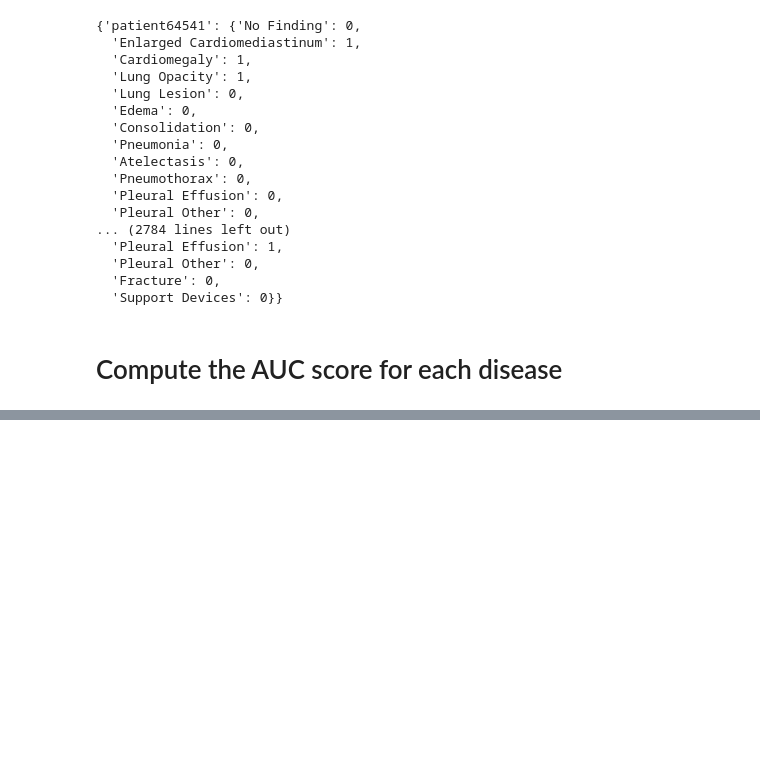
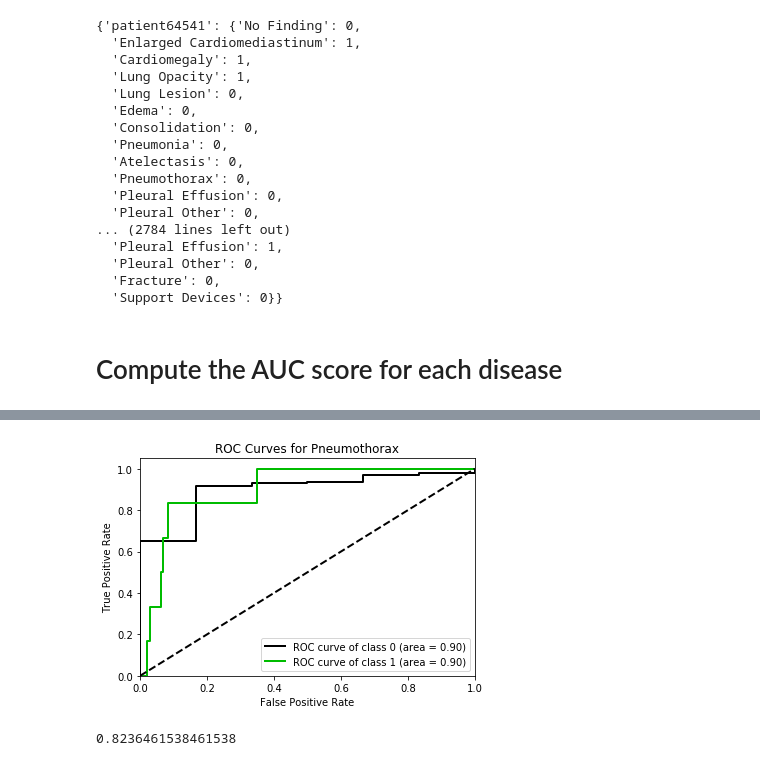
Before and after one commit to wll199566/CheXpert, a Jupyter notebook: Evaluation_for_each_patient_with_largest_probability.ipynb, the cells around one changed output, grey strips where cells are left out. Cells and saved outputs as stored; diff of their text form; code cells hidden in the pictures; blank space fills up the shorter version.

```diff
--- a/Evaluation_for_each_patient_with_largest_probability.ipynb
+++ b/Evaluation_for_each_patient_with_largest_probability.ipynb
@@ -488,0 +482,5 @@ valid_set_en_card.loc[valid_set_ori["Frontal/Lateral"]=="Lateral"].groupby("Supp
+# %%
+predictive_positive_prob = np.array(all_patients_prob_lists[drawing_disease])[..., None]
+true_labels = np.array(all_patients_correct_label_lists[drawing_disease])
+# %%
+predictive_prob = np.concatenate((1-predictive_positive_prob,predictive_positive_prob),axis=1)
@@ -488,0 +491,10 @@ valid_set_en_card.loc[valid_set_ori["Frontal/Lateral"]=="Lateral"].groupby("Supp
+# %%
+skplt.metrics.plot_roc(true_labels, predictive_prob, plot_micro=False, plot_macro=False, title="ROC Curves for "+drawing_disease)
+plt.legend(loc="best")
+plt.show()
+# %% [output]
+[figure, added]
+# %%
+(0.9151+0.6347+0.8111+0.9070+0.4020+0.9042+0.8943+0.7383+0.8115+0.8978+0.9287+0.9799+0.8828)/12
+# %% [output]
+0.8236461538461538
```
Also changed, not shown: parts of 17 cells of this notebook.
